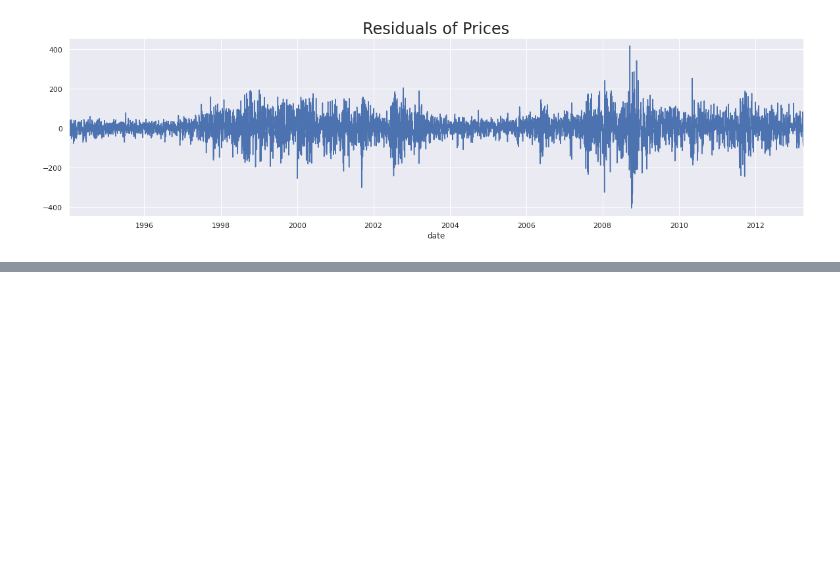
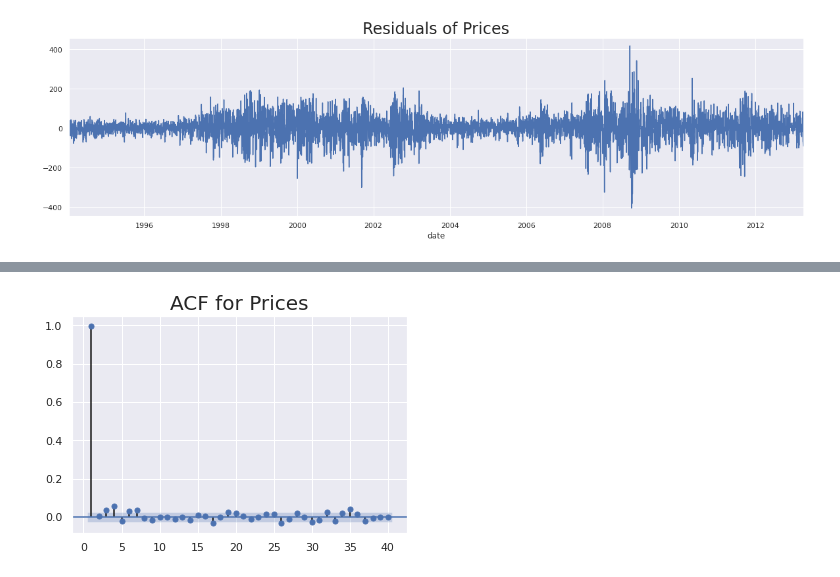
Before and after one commit to virf96/Proyectos, a Jupyter notebook: Consideraciones_y_Modelo_autorregresivo_AR_Precios.ipynb, the cells around one changed output, grey strips where cells are left out. Drawn from its saved outputs; the diff is of its cells as text; code cells hidden in the pictures; blank space fills up the shorter version.

```diff
--- a/Consideraciones_y_Modelo_autorregresivo_AR_Precios.ipynb
+++ b/Consideraciones_y_Modelo_autorregresivo_AR_Precios.ipynb
@@ -530,0 +619,6 @@ plt.show()
+# %%
+sgt.plot_pacf(df.market_value, zero = False, lags = 40)
+plt.title("ACF for Prices", size = 20)
+plt.show()
+# %% [output]
+[figure, added]
```
Also changed, not shown: parts of 24 cells of this notebook.
